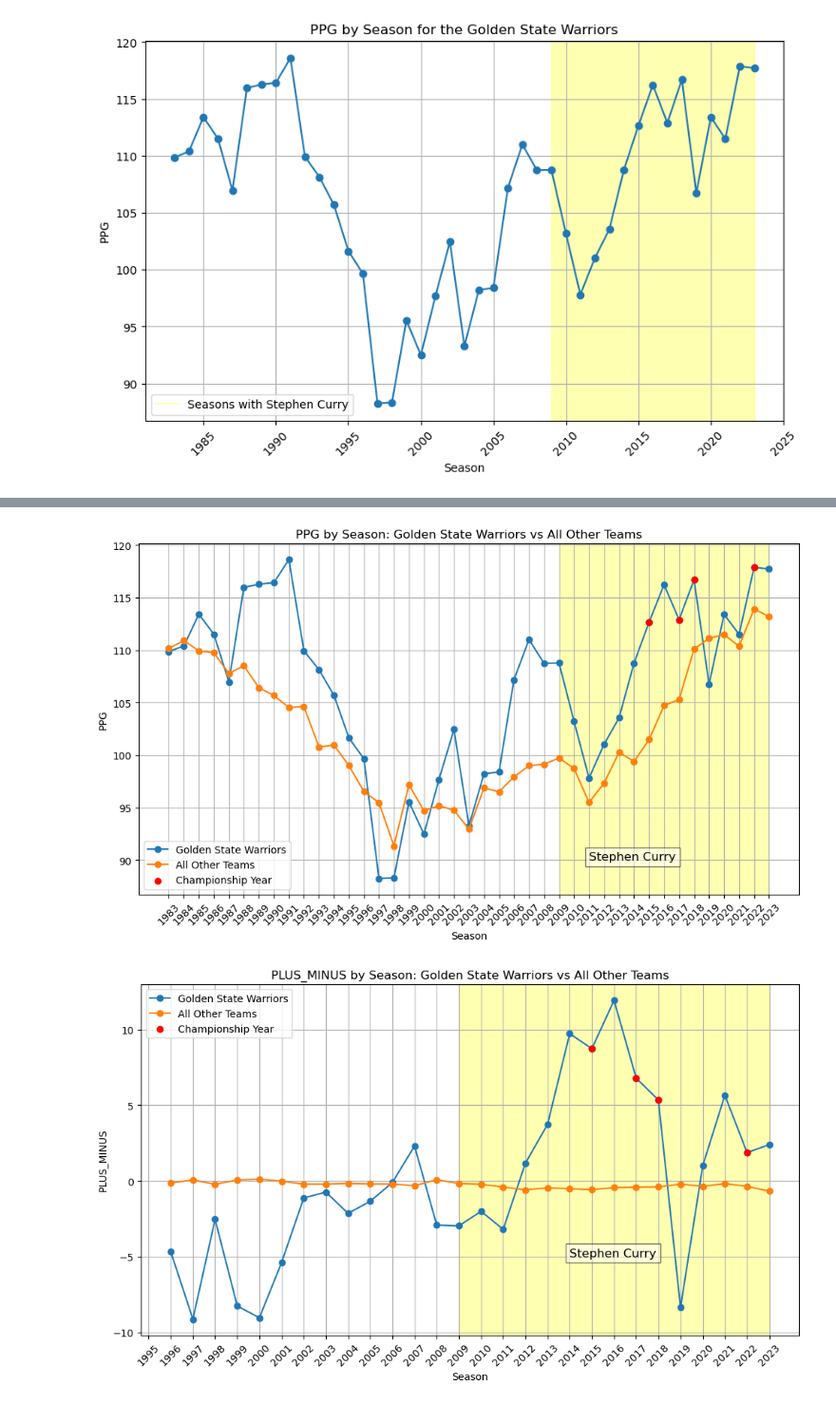
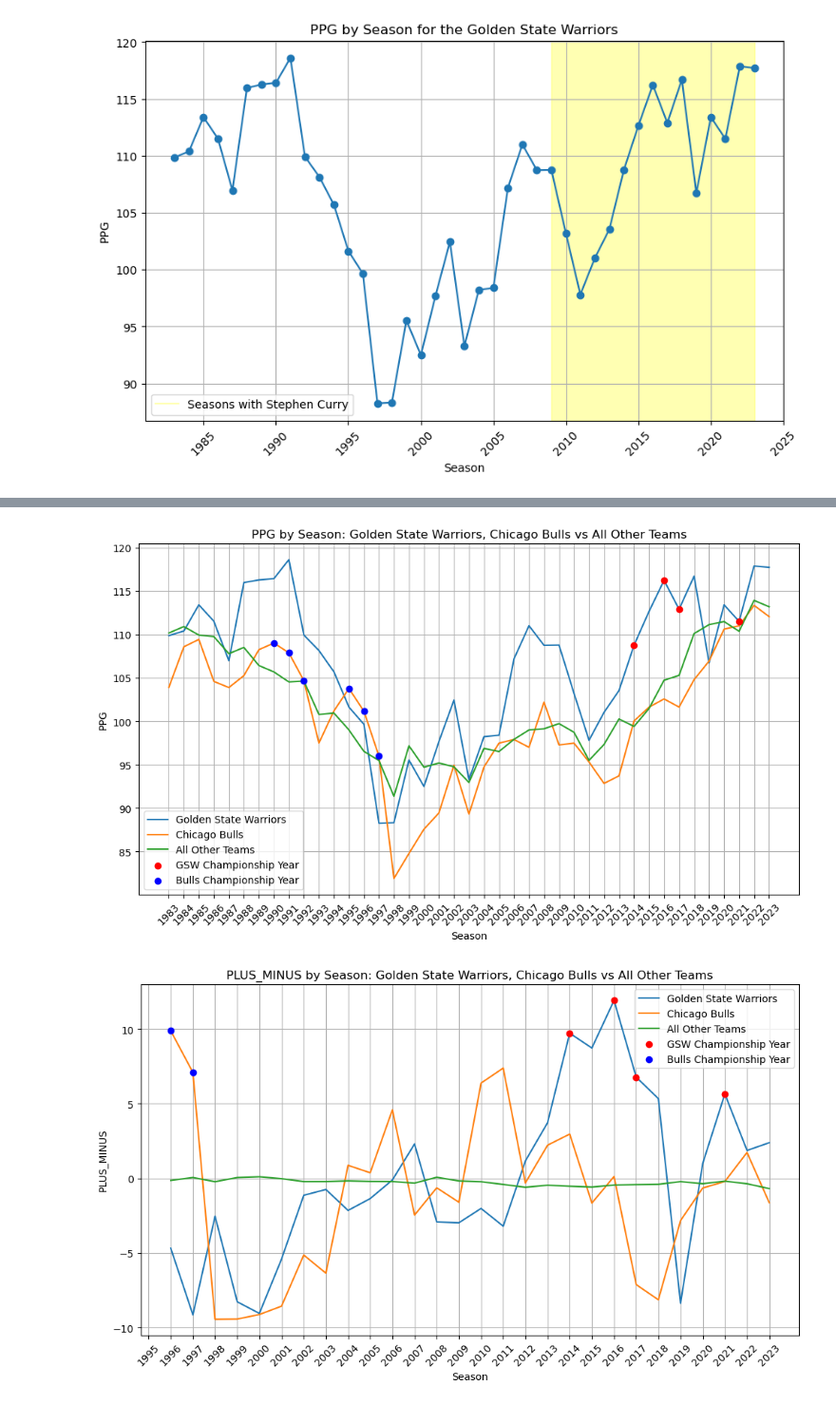
Before and after one commit to NickSamsel/Warriors-Dominance-Exploration, a Jupyter notebook: Nick Samsel Week 5 & 6.ipynb, the cells around one changed output, grey strips where cells are left out. Shown at 95% size. Saved outputs shown, nothing was run; the diff lists cells and outputs as text; code cells hidden in the pictures.

```diff
--- a/Nick Samsel Week 5 & 6.ipynb
+++ b/Nick Samsel Week 5 & 6.ipynb
@@ -100,10 +119,15 @@ historic_nba_data = historic_nba_data[~historic_nba_data['TEAM_NAME'].isin(teams
 # %%
 # Drop columns that are not needed
 historic_nba_data['SEASON'] = historic_nba_data['SEASON_ID'].astype(str).str[1:]
+historic_nba_data['Win Percentage'] = historic_nba_data['WL'].apply(lambda x: 1 if x == 'W' else 0)
 historic_nba_data.drop(['TEAM_ID', 'TEAM_ABBREVIATION','GAME_ID','GAME_DATE','MATCHUP','WL','MIN','SEASON_ID'], axis=1, inplace=True)
 
+# Calculate the sum of wins by SEASON and TEAM_NAME
+wins_data = historic_nba_data.groupby(['SEASON', 'TEAM_NAME'])['Win Percentage'].sum().reset_index()
 
+# Calculate the mean for the rest of the columns
 grouped_data = historic_nba_data.groupby(['SEASON', 'TEAM_NAME']).mean().reset_index()
 
-print(grouped_data)
+# Display the first few rows to verify
+print(grouped_data.head())
 # %% [output]
@@ -324,7 +349,7 @@ other_teams_avg = grouped_data[grouped_data['TEAM_NAME'] != 'Golden State Warrio
 other_teams_avg['TEAM_NAME'] = 'All Other Teams'
 
 # Combine the Golden State Warriors data with the average of the other teams
-result_df = pd.concat([gsw_data, other_teams_avg], ignore_index=True)
+result_df = pd.concat([gsw_data, bulls_data, other_teams_avg], ignore_index=True)
 
 print(result_df)
 # %% [output]
@@ -424,4 +463,7 @@ plt.show()
 # %%
+import matplotlib.pyplot as plt
+import pandas as pd
+
 # Ensure SEASON is treated as a categorical variable for proper plotting
 result_df['SEASON'] = pd.Categorical(result_df['SEASON'], ordered=True)
 
@@ -430,25 +472,29 @@ plt.figure(figsize=(10, 6))
 
 # Plot Golden State Warriors data
 gsw_data = result_df[result_df['TEAM_NAME'] == 'Golden State Warriors']
-plt.plot(gsw_data['SEASON'], gsw_data['PTS'], marker='o', label='Golden State Warriors')
+plt.plot(gsw_data['SEASON'], gsw_data['PTS'], label='Golden State Warriors')
+
+# Plot Chicago Bulls data
+bulls_data = result_df[result_df['TEAM_NAME'] == 'Chicago Bulls']
+plt.plot(bulls_data['SEASON'], bulls_data['PTS'], label='Chicago Bulls')
 
 # Plot All Other Teams data
 other_teams_data = result_df[result_df['TEAM_NAME'] == 'All Other Teams']
-plt.plot(other_teams_data['SEASON'], other_teams_data['PTS'], marker='o', label='All Other Teams')
+plt.plot(other_teams_data['SEASON'], other_teams_data['PTS'], label='All Other Teams')
 
-# Highlight the segments from 2009 to the present
-plt.axvspan('2009', '2023', color='yellow', alpha=0.3)
 
-# Add a text box within the highlighted section
-plt.text('2011', 90, 'Stephen Curry', fontsize=12, bbox=dict(facecolor='white', alpha=0.5))
 
 # Highlight specific points for championship years
-championship_years = ['2015', '2017', '2018', '2022']
-championship_data = gsw_data[gsw_data['SEASON'].isin(championship_years)]
-plt.scatter(championship_data['SEASON'], championship_data['PTS'], color='red', zorder=5, label='Championship Year')
+championship_years = ['2014', '2016', '2017', '2021']
+bchampionship_years = ['1990', '1991', '1992', '1995', '1996', '1997']
+championship_gsw_data = gsw_data[gsw_data['SEASON'].isin(championship_years)]
+championship_bulls_data = bulls_data[bulls_data['SEASON'].isin(bchampionship_years)]
+
+plt.scatter(championship_gsw_data['SEASON'], championship_gsw_data['PTS'], color='red', zorder=5, label='GSW Championship Year')
+plt.scatter(championship_bulls_data['SEASON'], championship_bulls_data['PTS'], color='blue', zorder=5, label='Bulls Championship Year')
 
 # Adding titles and labels
-plt.title('PPG by Season: Golden State Warriors vs All Other Teams')
+plt.title('PPG by Season: Golden State Warriors, Chicago Bulls vs All Other Teams')
 plt.xlabel('Season')
 plt.ylabel('PPG')
 plt.legend()
@@ -457,43 +503,52 @@ plt.legend()
 plt.xticks(rotation=45)
 plt.grid(True)
 plt.tight_layout()
+plt.show()
 # %% [output]
-[figure, old version]
+[figure, new version]
 # %%
+import matplotlib.pyplot as plt
+import pandas as pd
+
+# Ensure SEASON is treated as a categorical variable for proper plotting
+result_df['SEASON'] = pd.Categorical(result_df['SEASON'], ordered=True)
+
 # Plotting the data
 plt.figure(figsize=(10, 6))
 
 # Plot Golden State Warriors data
 gsw_data = result_df[result_df['TEAM_NAME'] == 'Golden State Warriors']
-plt.plot(gsw_data['SEASON'], gsw_data['PLUS_MINUS'], marker='o', label='Golden State Warriors')
+plt.plot(gsw_data['SEASON'], gsw_data['PLUS_MINUS'], label='Golden State Warriors')
+
+# Plot Chicago Bulls data
+bulls_data = result_df[result_df['TEAM_NAME'] == 'Chicago Bulls']
+plt.plot(bulls_data['SEASON'], bulls_data['PLUS_MINUS'], label='Chicago Bulls')
 
 # Plot All Other Teams data
 other_teams_data = result_df[result_df['TEAM_NAME'] == 'All Other Teams']
-plt.plot(other_teams_data['SEASON'], other_teams_data['PLUS_MINUS'], marker='o', label='All Other Teams')
-
-# Highlight the segments from 2009 to the present
-plt.axvspan('2009', '2023', color='yellow', alpha=0.3)
-
-# Add a text box within the highlighted section
-plt.text('2014', -5, 'Stephen Curry', fontsize=12, bbox=dict(facecolor='white', alpha=0.5))
+plt.plot(other_teams_data['SEASON'], other_teams_data['PLUS_MINUS'], label='All Other Teams')
 
 # Highlight specific points for championship years
-championship_years = ['2015', '2017', '2018', '2022']
-championship_data = gsw_data[gsw_data['SEASON'].isin(championship_years)]
-plt.scatter(championship_data['SEASON'], championship_data['PLUS_MINUS'], color='red', zorder=5, label='Championship Year')
+championship_years = ['2014', '2016', '2017', '2021']
+bchampionship_years = ['1990', '1991', '1992', '1995', '1996', '1997']
+championship_gsw_data = gsw_data[gsw_data['SEASON'].isin(championship_years)]
+championship_bulls_data = bulls_data[bulls_data['SEASON'].isin(bchampionship_years)]
+
+plt.scatter(championship_gsw_data['SEASON'], championship_gsw_data['PLUS_MINUS'], color='red', zorder=5, label='GSW Championship Year')
+plt.scatter(championship_bulls_data['SEASON'], championship_bulls_data['PLUS_MINUS'], color='blue', zorder=5, label='Bulls Championship Year')
 
 # Adding titles and labels
-plt.title('PLUS_MINUS by Season: Golden State Warriors vs All Other Teams')
+plt.title('PLUS_MINUS by Season: Golden State Warriors, Chicago Bulls vs All Other Teams')
 plt.xlabel('Season')
 plt.ylabel('PLUS_MINUS')
 plt.legend()
 
 # Show the plot
 plt.xticks(rotation=45)
 plt.grid(True)
 plt.tight_layout()
 plt.show()
 # %% [output]
-[figure, old version]
+[figure, new version]
 # %%
 import matplotlib.pyplot as plt
```
Also changed, not shown: parts of 11 cells of this notebook.
